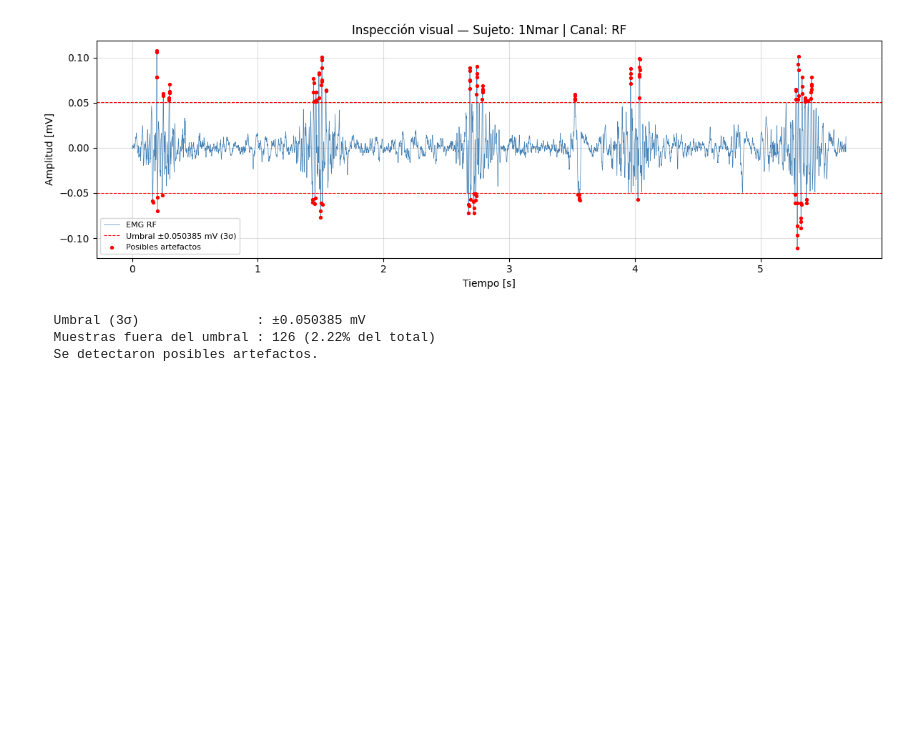
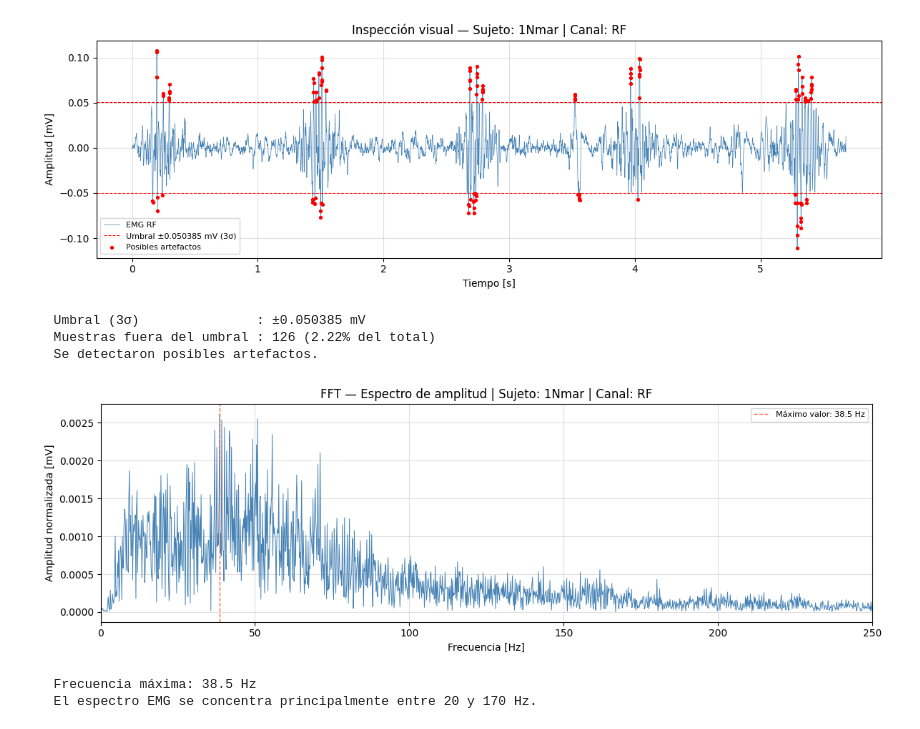
Before and after one commit to bastian-caris/EMG-Signal-Processing, a Jupyter notebook: Scripts/EMG_analisis.ipynb, the cells around one changed output. Drawn from its saved outputs; the diff is of its cells as text; code cells hidden in the pictures; blank space fills up the shorter version.

Commit message:
9. Visualización preliminar en frecuencia mediante FFT.

```diff
--- a/Scripts/EMG_analisis.ipynb
+++ b/Scripts/EMG_analisis.ipynb
@@ -281,3 +281,40 @@ else:
   Umbral (3σ)               : ±0.050385 mV
   Muestras fuera del umbral : 126 (2.22% del total)
   Se detectaron posibles artefactos.
+# %%
+# 9. Visualización preliminar en frecuencia mediante FFT.
+
+yf  = fft(emg)        # Transformada de Fourier de la señal EMG
+xf  = fftfreq(N, Ts)  # Vector de frecuencias correspondiente
+
+# Solo frecuencias positivas (la segunda mitad es simétrica y no aporta información)
+xf_pos = xf[:N//2]
+yf_pos = np.abs(yf[:N//2]) * 2 / N  # Amplitud normalizada [mV]
+
+# Frecuencia dominante
+indice_maximo    = np.argmax(yf_pos)
+f_maxima = xf_pos[indice_maximo ]
+
+fig, ax = plt.subplots(figsize=(12, 4))
+
+ax.plot(xf_pos, yf_pos, color='steelblue', lw=0.7)
+ax.axvline(x=f_maxima, color='tomato', linestyle='--', lw=1,
+           label=f'Máximo valor: {f_maxima:.1f} Hz')
+ax.set_title(f"FFT — Espectro de amplitud | Sujeto: {SUJETO} | Canal: {CANAL}")
+ax.set_xlabel("Frecuencia [Hz]")
+ax.set_ylabel("Amplitud normalizada [mV]")
+ax.set_xlim(0, 250)  # Rango cercano al típico de EMG superficial
+ax.legend(fontsize=8)
+ax.grid(True, alpha=0.4)
+
+plt.tight_layout()
+os.makedirs("figures", exist_ok=True)
+plt.savefig("figures/emg_fft.png", dpi=300)
+plt.show()
+
+print(f"  Frecuencia máxima: {f_maxima:.1f} Hz")
+print("  El espectro EMG se concentra principalmente entre 20 y 170 Hz.")
+# %% [output]
+[figure, added]
+  Frecuencia máxima: 38.5 Hz
+  El espectro EMG se concentra principalmente entre 20 y 170 Hz.
```
Also changed, not shown: 1 other file.
